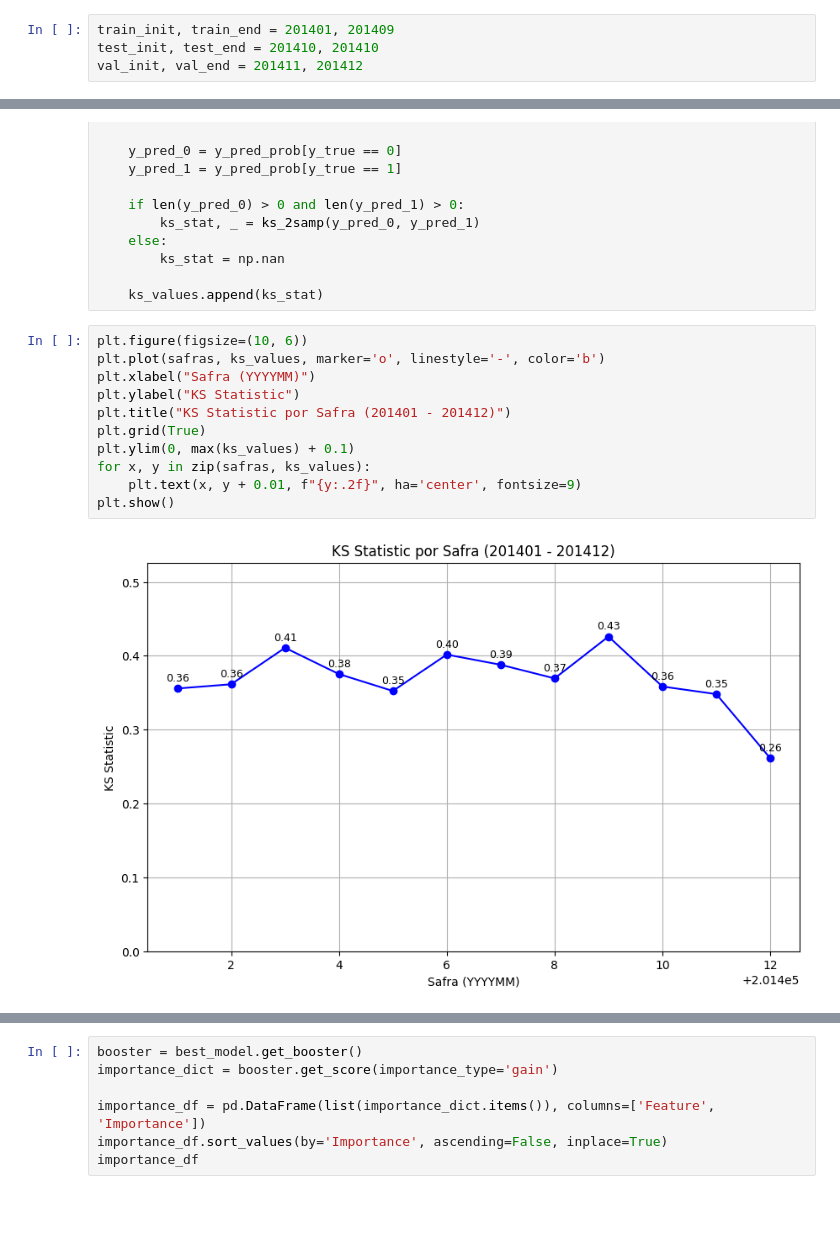
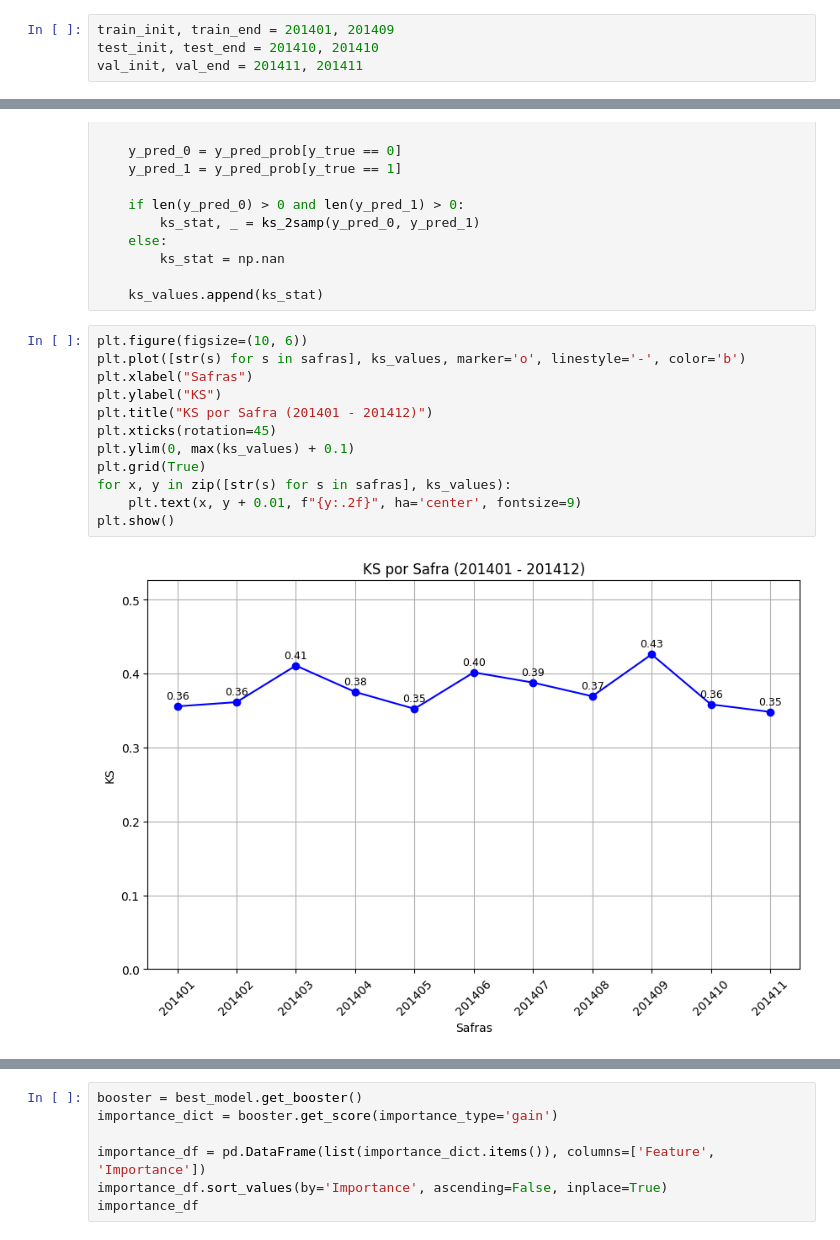
Before and after one commit to LucasMatheus568/PicPay_Case, a Jupyter notebook: 03.Modelo_XGBoost.ipynb, the cells around one changed output, grey strips where cells are left out. Cells and saved outputs as stored; diff of their text form; blank space fills up the shorter version.

```diff
--- a/03.Modelo_XGBoost.ipynb
+++ b/03.Modelo_XGBoost.ipynb
@@ -91,7 +91,7 @@ for var in variaveis:
 # %%
 train_init, train_end = 201401, 201409
 test_init, test_end = 201410, 201410
-val_init, val_end = 201411, 201412
+val_init, val_end = 201411, 201411
 # %%
 base_treino = base[base['safra'].between(train_init, train_end)]
 base_teste = base[base['safra'].between(test_init, test_end)]
@@ -297,17 +296,18 @@ for safra in safras:
     ks_values.append(ks_stat)
 # %%
 plt.figure(figsize=(10, 6))
-plt.plot(safras, ks_values, marker='o', linestyle='-', color='b')
-plt.xlabel("Safra (YYYYMM)")
-plt.ylabel("KS Statistic")
-plt.title("KS Statistic por Safra (201401 - 201412)")
+plt.plot([str(s) for s in safras], ks_values, marker='o', linestyle='-', color='b')
+plt.xlabel("Safras")
+plt.ylabel("KS")
+plt.title("KS por Safra (201401 - 201412)")
+plt.xticks(rotation=45)
+plt.ylim(0, max(ks_values) + 0.1)
 plt.grid(True)
-plt.ylim(0, max(ks_values) + 0.1)
-for x, y in zip(safras, ks_values):
+for x, y in zip([str(s) for s in safras], ks_values):
     plt.text(x, y + 0.01, f"{y:.2f}", ha='center', fontsize=9)
 plt.show()
 # %% [output]
-[figure, old version]
+[figure, new version]
 # %%
 cm = confusion_matrix(y_val, y_val_pred)
 print("Matriz de Confusão (com best_threshold):")
```
Also changed, not shown: parts of 8 cells of this notebook, 3 other files.
